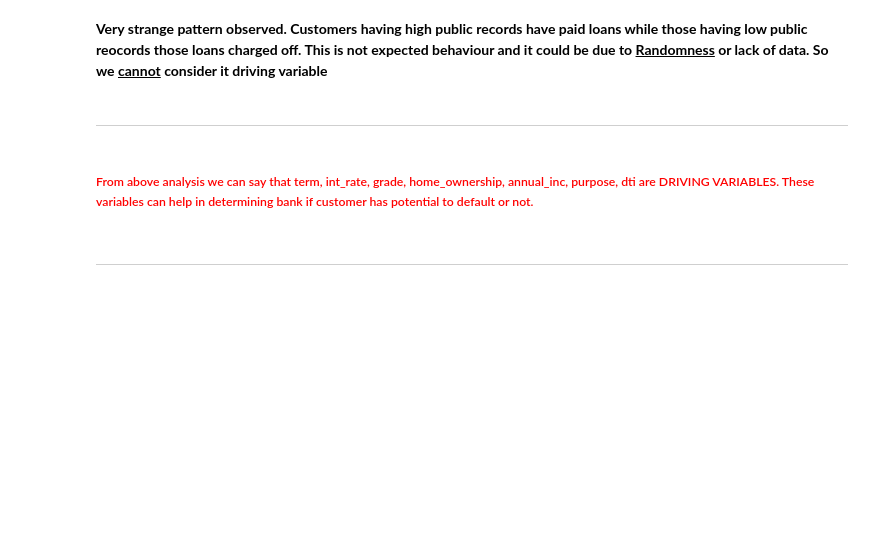
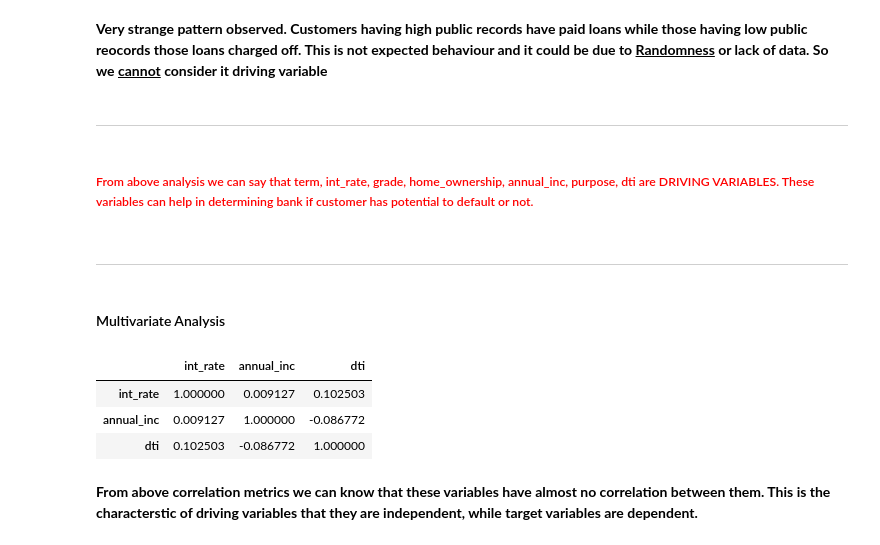
Before and after one commit to tejasvadhyani/LendingClubCaseStudy, a Jupyter notebook: Tejasva_Dhyani.ipynb, the cells around one changed output. Cells and saved outputs as stored; diff of their text form; code cells hidden in the pictures; blank space fills up the shorter version.

Commit message:
Add multivariate analysis

```diff
--- a/Tejasva_Dhyani.ipynb
+++ b/Tejasva_Dhyani.ipynb
@@ -1460,3 +1460,15 @@ segmented_pivot_table('pub_rec', df_loan)
 ##### <p style="color:red">From above analysis we can say that term, int_rate, grade, home_ownership, annual_inc, purpose, dti are DRIVING VARIABLES. These variables can help in determining bank if customer has potential to default or not.</p>
 # %% [markdown]
 <hr/>
+# %% [markdown]
+#### Multivariate Analysis
+# %%
+# Let's consider all quantitative driving variables
+df_loan[['int_rate', 'annual_inc', 'dti']].corr()
+# %% [output]
+|  | int_rate | annual_inc | dti |
+| int_rate | 1.000000 | 0.009127 | 0.102503 |
+| annual_inc | 0.009127 | 1.000000 | -0.086772 |
+| dti | 0.102503 | -0.086772 | 1.000000 |
+# %% [markdown]
+<b>From above correlation metrics we can know that these variables have almost no correlation between them. This is the characterstic of driving variables that they are independent, while target variables are dependent.</b>
```
